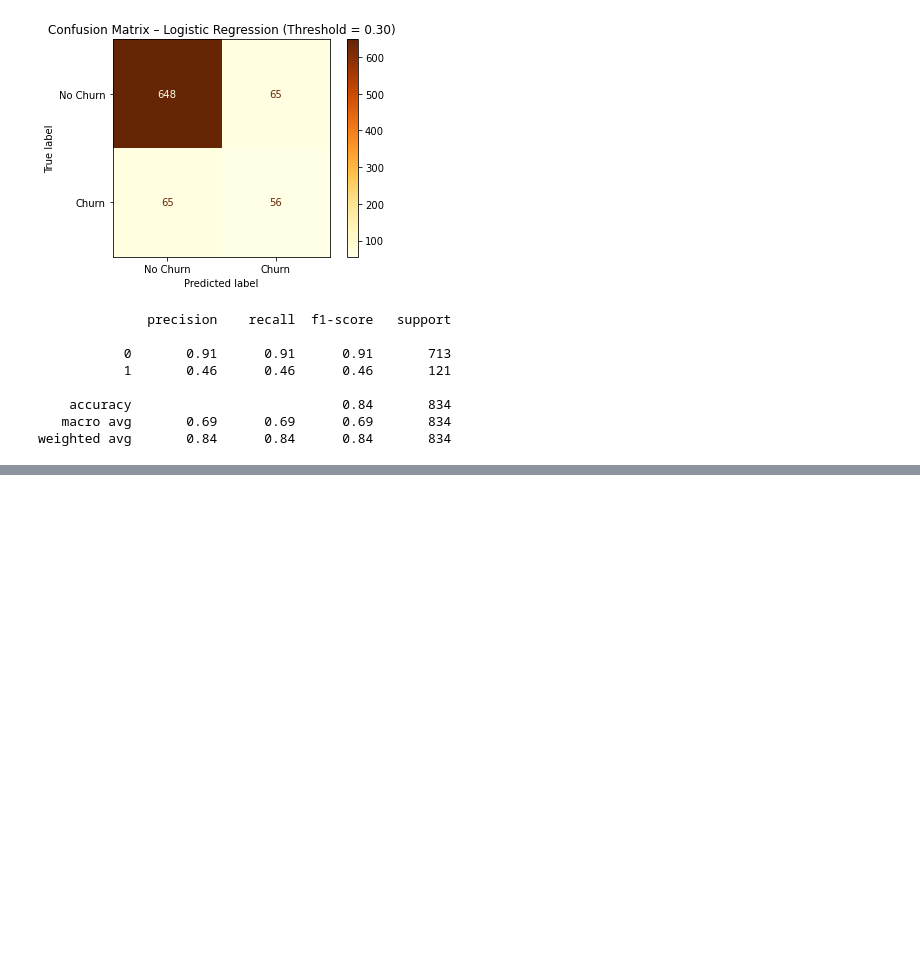
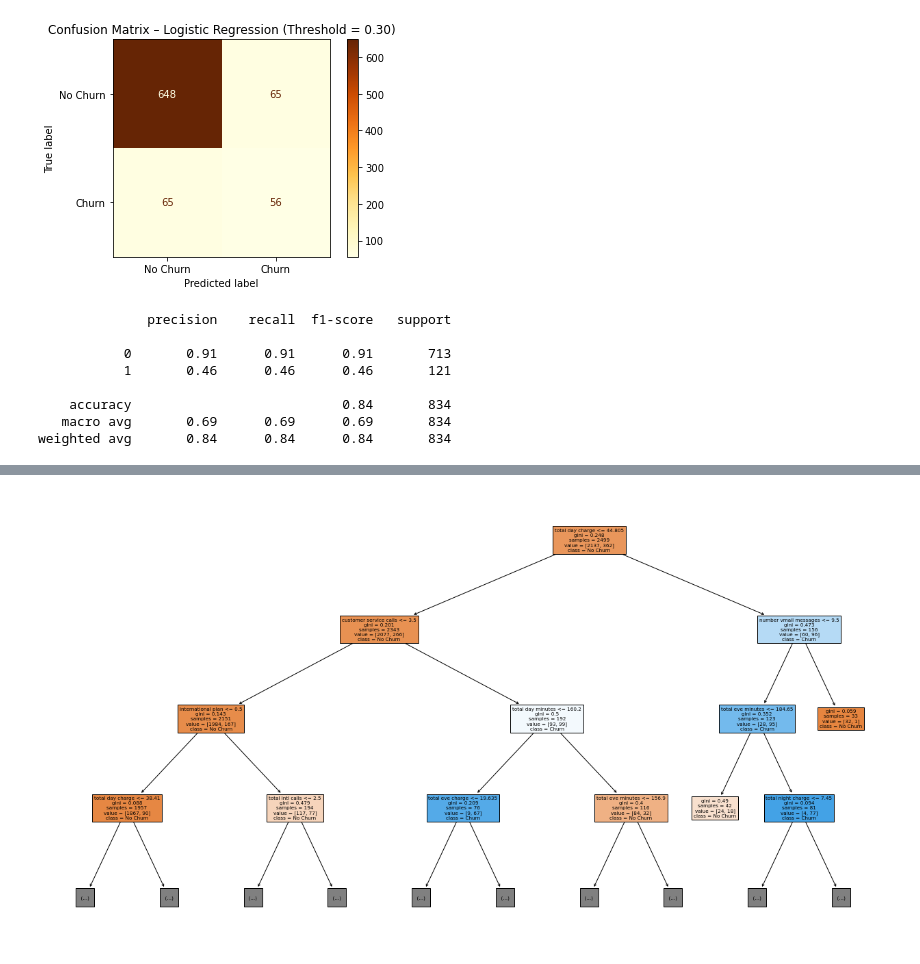
Before and after one commit to DanDev014/SyriaTel-Customer-Churn, a Jupyter notebook: index.ipynb, the cells around one changed output, grey strips where cells are left out. Cells and saved outputs as stored; diff of their text form; code cells hidden in the pictures; blank space fills up the shorter version.

```diff
--- a/index.ipynb
+++ b/index.ipynb
@@ -309,0 +355,16 @@ However, this improvement in recall comes with a trade-off. The model now predic
+# %%
+# Set a larger figure size for better readability
+plt.figure(figsize=(22, 12))
+
+# Visualize the top levels of the trained decision tree
+plot_tree(
+    churn_tree,
+    feature_names=X_train.columns,
+    class_names=["No Churn", "Churn"],
+    filled=True,
+    max_depth=3
+)
+
+plt.show()
+# %% [output]
+[figure, added]
```
Also changed, not shown: parts of 8 cells of this notebook.
